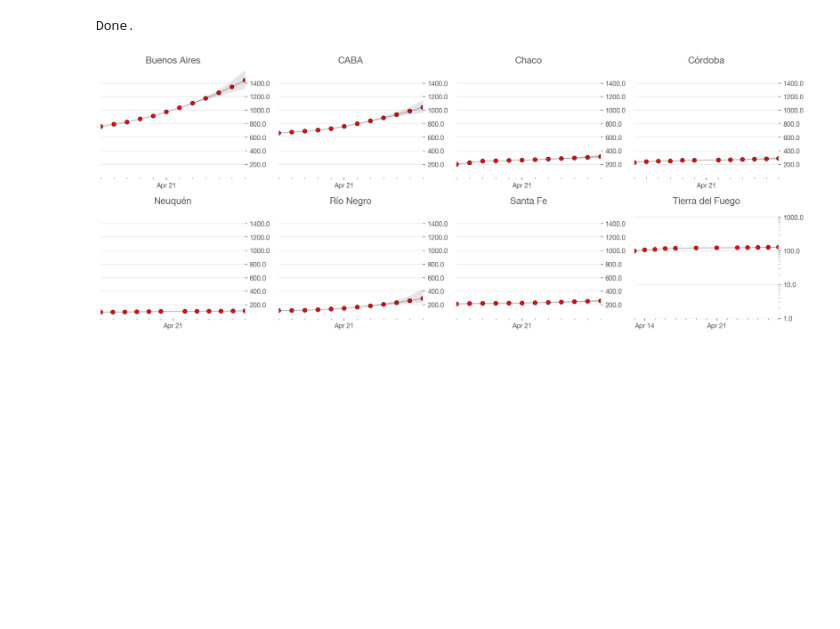
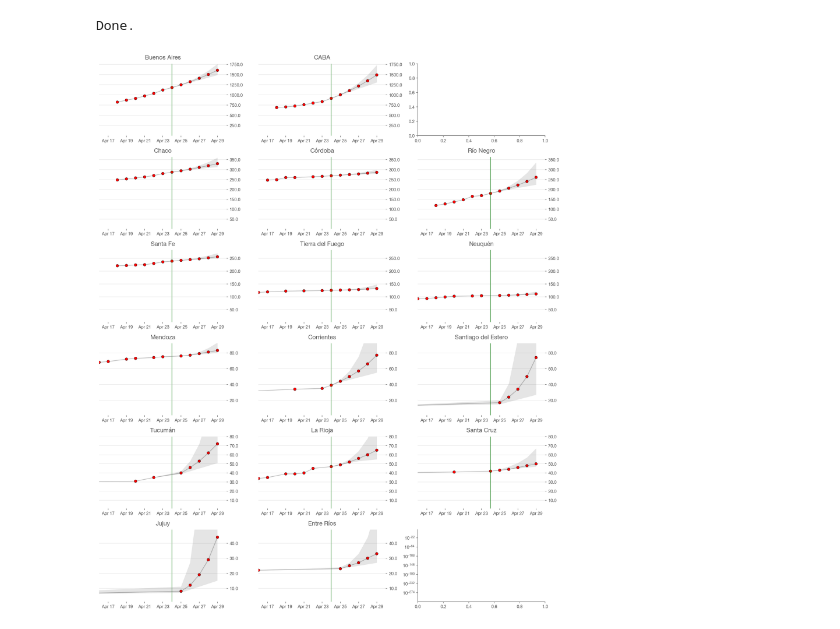
Before and after one commit to pablocelayes/covid-19, a Jupyter notebook: Realtime R0 - Argentina.ipynb, the cells around one changed output. Cells and saved outputs as stored; diff of their text form; code cells hidden in the pictures; blank space fills up the shorter version.

Commit message:
Mejoras en proyecciones

```diff
--- a/Realtime R0 - Argentina.ipynb
+++ b/Realtime R0 - Argentina.ipynb
@@ -622,10 +647,10 @@ failed_states = []
 for state_name, cases in states_to_process.groupby(level='state'):
 
     print(state_name)
-    new, smoothed = prepare_cases(cases, cutoff=10)
+    new, smoothed = prepare_cases(cases, cutoff=5)
 
     if len(smoothed) == 0:
-        new, smoothed = prepare_cases(cases, cutoff=5)
+        new, smoothed = prepare_cases(cases, cutoff=2)
 
     result = {}
 
@@ -640,15 +665,14 @@ for state_name, cases in states_to_process.groupby(level='state'):
             posteriors, log_likelihood = get_posteriors(smoothed, sigma=sigma)
             result['posteriors'].append(posteriors)
             result['log_likelihoods'].append(log_likelihood)
+        # Store all results keyed off of state name
+        results[state_name] = result
     except Exception as e:
         print(f"Failed for {state_name}")
         failed_states.append(state_name)
         print(e)
         continue
-
-    # Store all results keyed off of state name
-    results[state_name] = result
-    clear_output(wait=True)
+        clear_output(wait=True)
 
 print('Done.')
 # %% [output]
@@ -1004,9 +1019,10 @@ plot_proyeccion(df_proyeccion, ax, state_name)
 # %%
 N_DAYS_PAST = 7
 N_DAYS_FUTURE = 5
+# %%
+start_date_proy = MAX_DATE - pd.Timedelta(days=N_DAYS_PAST)
 # %%
 forecasts = {}
-max_y = 0
 
 for state_name, cases in states_to_process.groupby(level='state'):
     if state_name in failed_states:
@@ -1015,27 +1031,41 @@ for state_name, cases in states_to_process.groupby(level='state'):
     print(f'Processing {state_name}')
     proyeccion = get_proyeccion(state_name, N_DAYS_PAST, N_DAYS_FUTURE)
     forecasts[state_name] = proyeccion
-    max_y = max(max_y, proyeccion.casos_high.max())
 
 clear_output(wait=True)
 print('Done.')
 # %% [output]
 Done.
+# %%
+# We sort to display the provincias with most forecasted cases first
+sorted_forecasts = sorted(forecasts.items(), key= lambda it: -it[1].casos_ml.max())
 # %%
-ncols = 4
+ncols = 3
 nrows = int(np.ceil(len(results) / ncols))
+max_ys = [0] * nrows
 
 fig, axes = plt.subplots(nrows=nrows, ncols=ncols, figsize=(15, nrows*3))
 plt.yscale("log")
 
+for i, (state_name, result) in enumerate(sorted_forecasts):
+    if i >= 2: # Fila aparte para CABA y Buenos Aires
+        i += 1
+    row = i // ncols
+    max_ys[row] = max(max_ys[row], result.casos_ml.max())
+
 failed_plot_states = []
-for i, (state_name, result) in enumerate(forecasts.items()):
+for i, (state_name, result) in enumerate(sorted_forecasts):
+    if i >= 2: # Fila aparte para CABA y Buenos Aires
+        i += 1
+    row = i // ncols
     try:
-        plot_proyeccion(result, axes.flat[i], state_name, max_y)
+        plot_proyeccion(result, axes.flat[i], state_name,
+                        max_y=ceil(max_ys[row] * 1.1),
+                        start_date=start_date_proy)
     except ValueError:
         failed_plot_states.append(state_name)
 
 fig.tight_layout()
 fig.set_facecolor('w')
 # %% [output]
-[figure, old version]
+[figure, new version]
```
Also changed, not shown: parts of 25 cells of this notebook.
